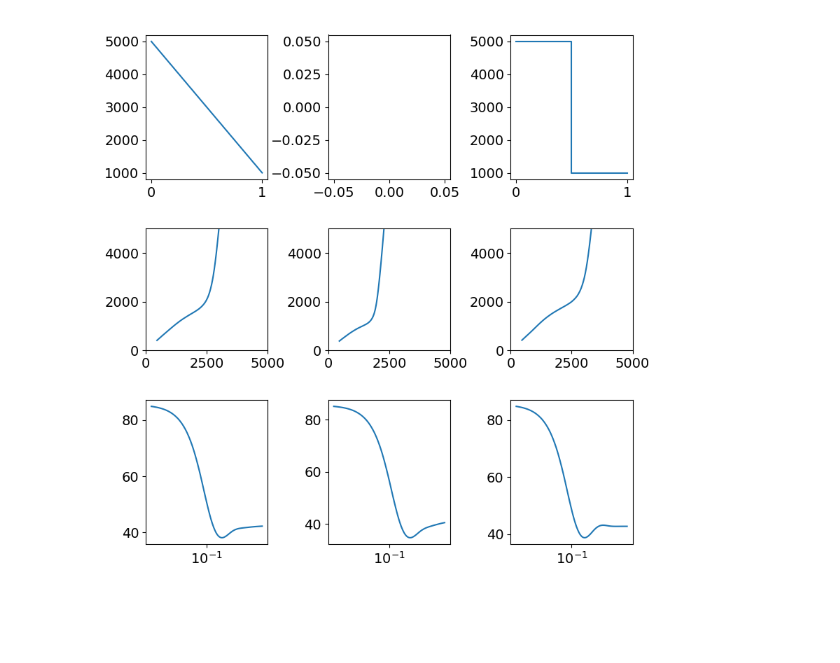
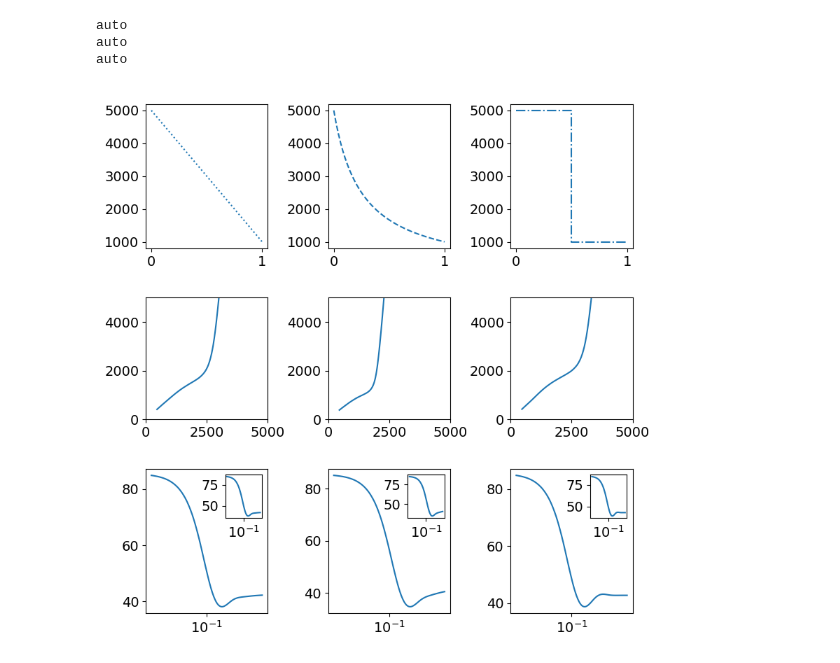
Before and after one commit to Yugal0/fitting-eis-dipangle-analysis, a Jupyter notebook: figure_flow.ipynb, the cells around one changed output. Cells and saved outputs as stored; diff of their text form; code cells hidden in the pictures; blank space fills up the shorter version.

```diff
--- a/figure_flow.ipynb
+++ b/figure_flow.ipynb
@@ -39,33 +40,43 @@ plt.rcParams['xtick.labelsize']=14
 plt.rcParams['ytick.labelsize']=14
 
 
 fig, axs=plt.subplots(3,3)
 fig.set_size_inches(8,8)
 fig.tight_layout()
 
 for ax,prof,c in zip(axs[0],profiles,c_all):
     if prof=="lin":
-        ax.plot([0,1],[c.initial_guess[0],c.initial_guess[2]*c.initial_guess[0]/c.initial_guess[1]])
+        ax.plot([0,1],[c.initial_guess[0],c.initial_guess[2]*c.initial_guess[0]/c.initial_guess[1]],linestyle=":")
 
     if prof=="ilin":
         xx=np.linspace(0,1)
         rx=1/((1/c.initial_guess[0])+(1/(c.initial_guess[2]*c.initial_guess[0]/c.initial_guess[1])-1/c.initial_guess[0])*xx)
+        ax.plot(xx,rx,linestyle="--")
 
     if prof=="two":
-        ax.plot([0,delta,delta,1],[c.initial_guess[0],c.initial_guess[0],c.initial_guess[2]*c.initial_guess[0]/c.initial_guess[1],c.initial_guess[2]*c.initial_guess[0]/c.initial_guess[1]])
+        ax.plot([0,delta,delta,1],[c.initial_guess[0],c.initial_guess[0],c.initial_guess[2]*c.initial_guess[0]/c.initial_guess[1],c.initial_guess[2]*c.initial_guess[0]/c.initial_guess[1]],linestyle="-.")
 
 for ax,z in zip(axs[1],z_all):
     ax.plot(np.real(z),-np.imag(z))
     ax.set_aspect("equal")
     ax.set_xlim(0,5000)
     ax.set_ylim(0,5000)
 
 for ax,z in zip(axs[2],z_all):
     ax.plot(f,-np.angle(z,deg=True))
+    theta_min=min(-np.angle(z,deg=True))
+    gg=ax.get_aspect()
     ax.set_xscale("log")
+    ax_inset=inset_axes(ax,width="30%",height="30%",loc="upper right")
+    ax_inset.set_xscale("log")
+    ax_inset.plot(f,-np.angle(z,deg=True))
+    # ax_inset.plot()
     # ax.set_aspect("equal")
     # ax.set_xlim(0,10000)
     # ax.set_ylim(0,10000)
 #
 # %% [output]
+auto
+auto
+auto
-[figure, old version]
+[figure, new version]
```
Also changed, not shown: parts of 1 cell of this notebook, 1 other file.
